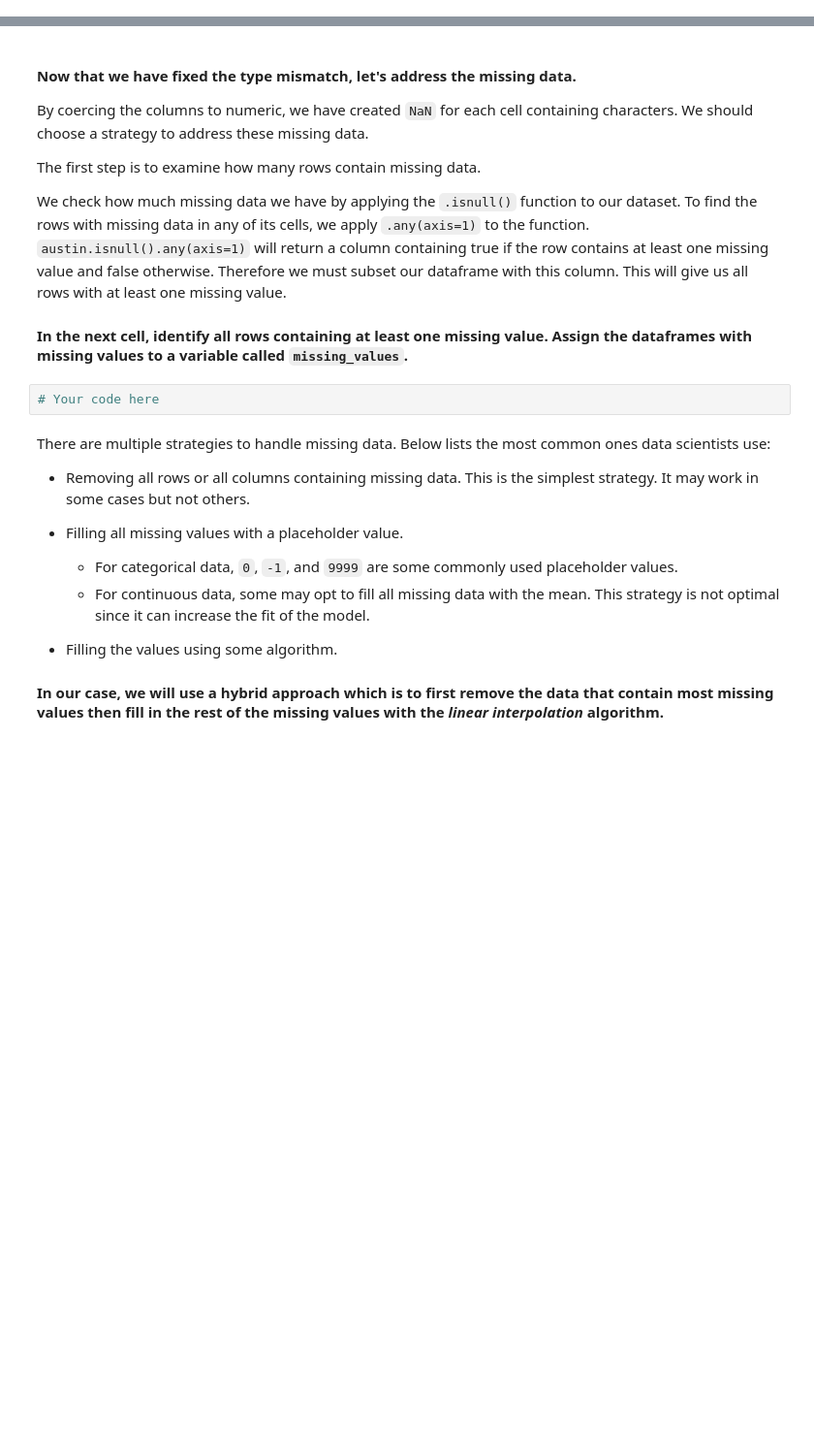
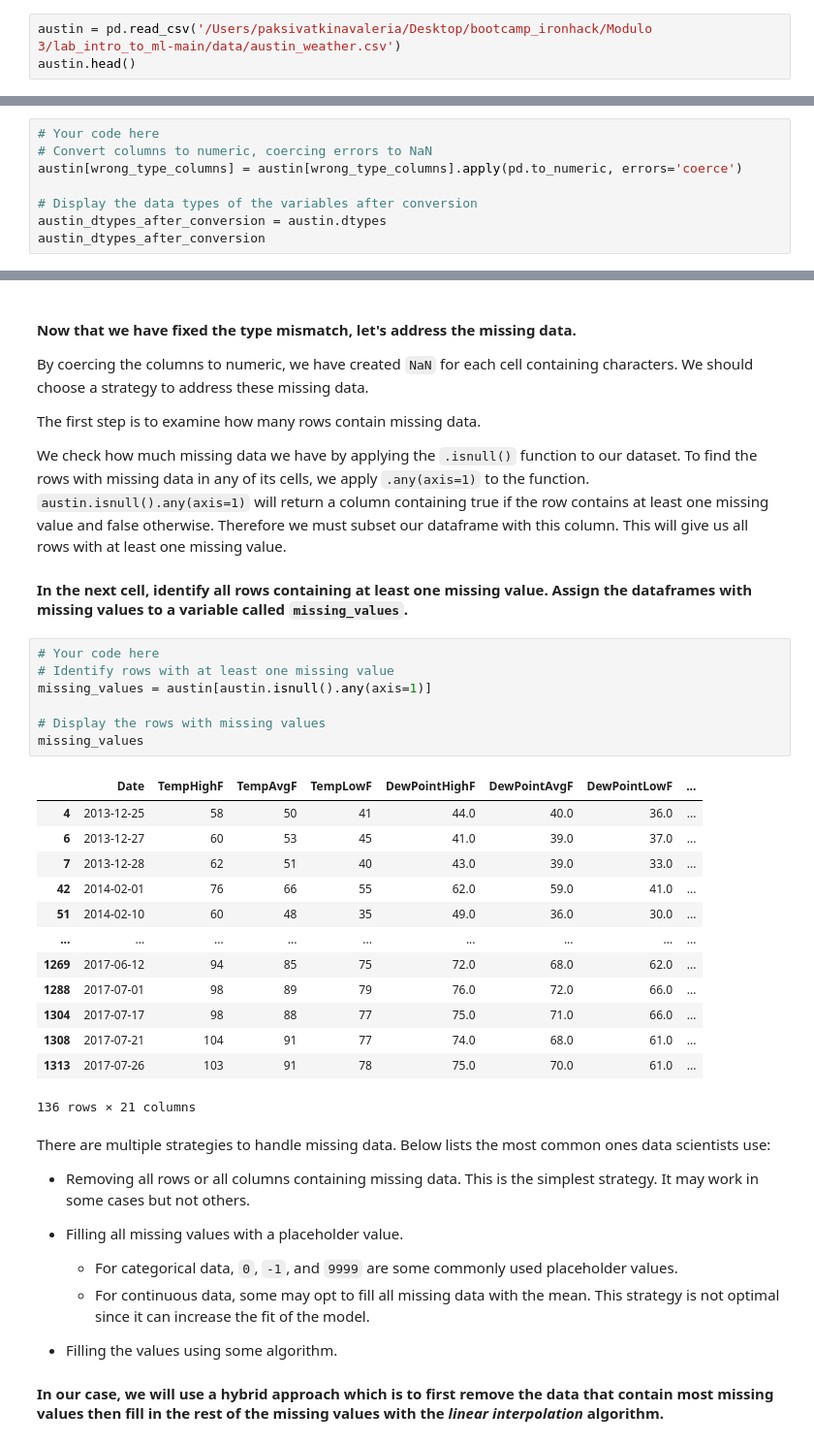
Before and after one commit to dataptmad0124/lab_intro_to_ml, a Jupyter notebook: your-code/main.ipynb, the cells around one changed output, grey strips where cells are left out. Shown at 97% size. Cells and saved outputs as stored; diff of their text form; blank space fills up the shorter version.

```diff
--- a/your-code/main.ipynb
+++ b/your-code/main.ipynb
@@ -16,0 +16,3 @@
+# %%
+austin = pd.read_csv('/Users/paksivatkinavaleria/Desktop/bootcamp_ironhack/Modulo 3/lab_intro_to_ml-main/data/austin_weather.csv')
+austin.head()
@@ -57,0 +125,8 @@ wrong_type_columns = ['DewPointHighF', 'DewPointAvgF', 'DewPointLowF', 'Humidity
+# %%
+# Your code here
+# Convert columns to numeric, coercing errors to NaN
+austin[wrong_type_columns] = austin[wrong_type_columns].apply(pd.to_numeric, errors='coerce')
+
+# Display the data types of the variables after conversion
+austin_dtypes_after_conversion = austin.dtypes
+austin_dtypes_after_conversion
@@ -71,8 +184,27 @@ The first step is to examine how many rows contain missing data.
 We check how much missing data we have by applying the `.isnull()` function to our dataset. To find the rows with missing data in any of its cells, we apply `.any(axis=1)` to the function. `austin.isnull().any(axis=1)` will return a column containing true if the row contains at least one missing value and false otherwise. Therefore we must subset our dataframe with this column. This will give us all rows with at least one missing value.
 
 #### In the next cell, identify all rows containing at least one missing value. Assign the dataframes with missing values to a variable called `missing_values`.
-# %%
-# Your code here
+# %%
+# Your code here
+# Identify rows with at least one missing value
+missing_values = austin[austin.isnull().any(axis=1)]
+
+# Display the rows with missing values
+missing_values
+# %% [output]
+|  | Date | TempHighF | TempAvgF | TempLowF | DewPointHighF | DewPointAvgF | DewPointLowF | ... |
+| 4 | 2013-12-25 | 58 | 50 | 41 | 44.0 | 40.0 | 36.0 | ... |
+| 6 | 2013-12-27 | 60 | 53 | 45 | 41.0 | 39.0 | 37.0 | ... |
+| 7 | 2013-12-28 | 62 | 51 | 40 | 43.0 | 39.0 | 33.0 | ... |
+| 42 | 2014-02-01 | 76 | 66 | 55 | 62.0 | 59.0 | 41.0 | ... |
+| 51 | 2014-02-10 | 60 | 48 | 35 | 49.0 | 36.0 | 30.0 | ... |
+| ... | ... | ... | ... | ... | ... | ... | ... | ... |
+| 1269 | 2017-06-12 | 94 | 85 | 75 | 72.0 | 68.0 | 62.0 | ... |
+| 1288 | 2017-07-01 | 98 | 89 | 79 | 76.0 | 72.0 | 66.0 | ... |
+| 1304 | 2017-07-17 | 98 | 88 | 77 | 75.0 | 71.0 | 66.0 | ... |
+| 1308 | 2017-07-21 | 104 | 91 | 77 | 74.0 | 68.0 | 61.0 | ... |
+| 1313 | 2017-07-26 | 103 | 91 | 78 | 75.0 | 70.0 | 61.0 | ... |
+136 rows × 21 columns
 # %% [markdown]
 There are multiple strategies to handle missing data. Below lists the most common ones data scientists use:
 
```
Also changed, not shown: parts of 50 cells of this notebook.
